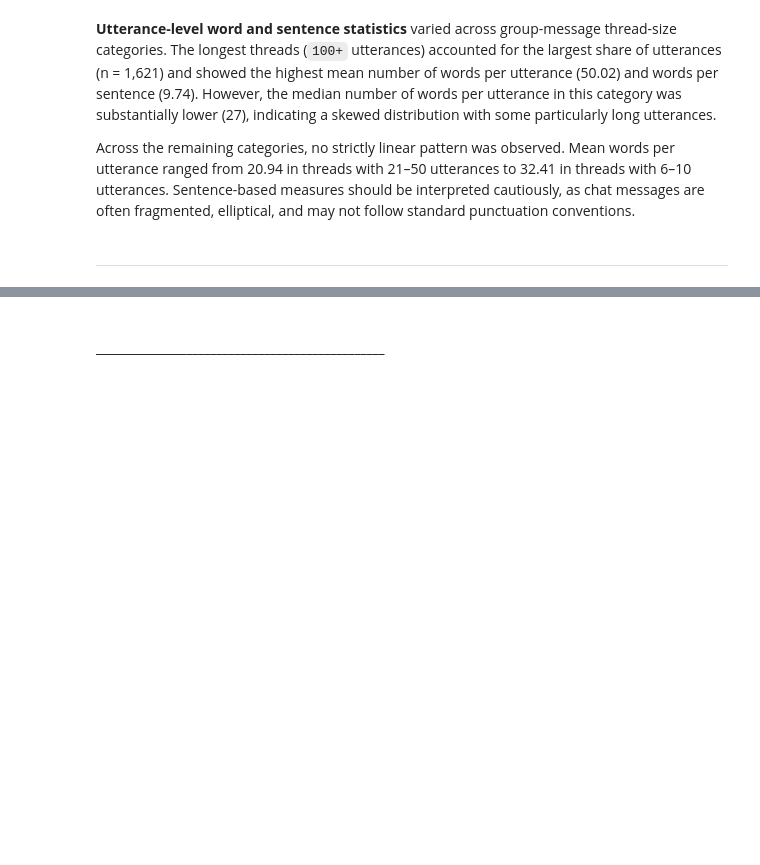
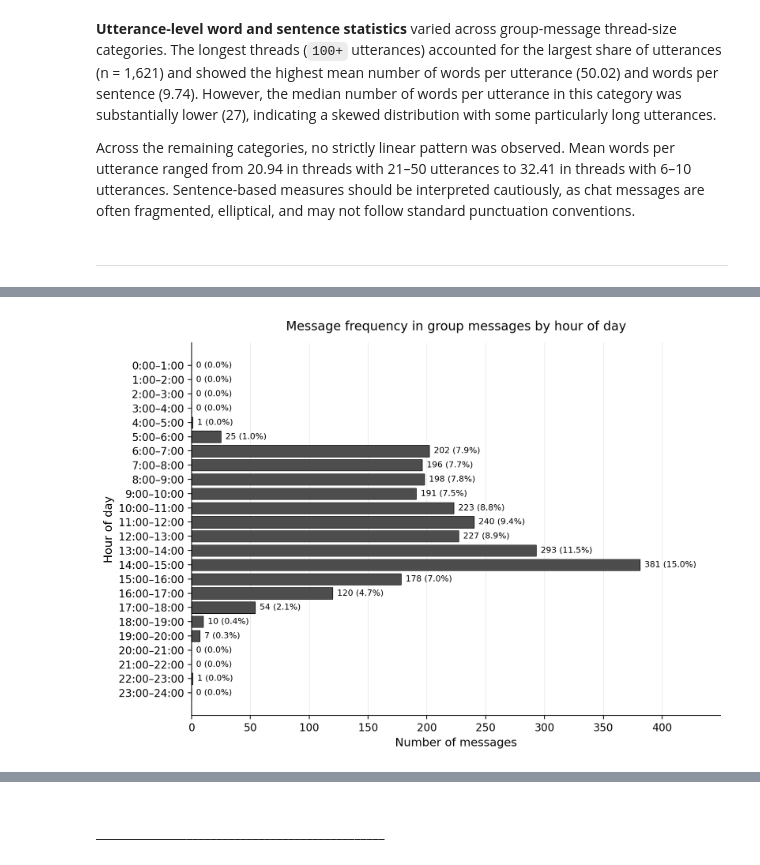
Before and after one commit to sajosa/DocTalk-Corpus-Analysis, a Jupyter notebook: 02_group_messages_analysis/DocTalk_ChatCorpus_Analyse_Gr.ipynb, the cells around one changed output, grey strips where cells are left out. Cells and saved outputs as stored; diff of their text form; code cells hidden in the pictures; blank space fills up the shorter version.

```diff
--- a/02_group_messages_analysis/DocTalk_ChatCorpus_Analyse_Gr.ipynb
+++ b/02_group_messages_analysis/DocTalk_ChatCorpus_Analyse_Gr.ipynb
@@ -5008,0 +5246,90 @@ with open("G_corpus_roh.txt", "w", encoding="utf-8") as file:
+# %%
+# =========================
+# Figure: Message frequency in group messages by hour of day
+# =========================
+
+import matplotlib.pyplot as plt
+import pandas as pd
+import numpy as np
+
+# Make sure output directory exists
+GROUP_TIME_FIGURE_DIR = FIGURE_OUTPUT_DIR / "time"
+GROUP_TIME_FIGURE_DIR.mkdir(parents=True, exist_ok=True)
+
+# If group_hourly_distribution is not in memory, load it
+if "group_hourly_distribution" not in globals():
+    group_hourly_distribution = pd.read_csv(
+        RESULT_TABLE_DIR / "time" / "group_messages_hourly_distribution.csv",
+        encoding="utf-8"
+    )
+
+# Sort by hour
+group_hourly_plot_df = (
+    group_hourly_distribution
+    .sort_values("hour")
+    .reset_index(drop=True)
+)
+
+fig, ax = plt.subplots(figsize=(8.5, 6))
+
+bars = ax.barh(
+    group_hourly_plot_df["hour_interval"],
+    group_hourly_plot_df["count"],
+    color="#4D4D4D",
+    edgecolor="black",
+    linewidth=0.5
+)
+
+# Add labels
+max_count = group_hourly_plot_df["count"].max()
+
+for bar, count, rel_freq in zip(
+    bars,
+    group_hourly_plot_df["count"],
+    group_hourly_plot_df["relative_frequency"]
+):
+    ax.text(
+        bar.get_width() + max_count * 0.01,
+        bar.get_y() + bar.get_height() / 2,
+        f"{int(count)} ({rel_freq:.1f}%)",
+        va="center",
+        ha="left",
+        fontsize=8
+    )
+
+ax.set_xlabel("Number of messages", fontsize=11)
+ax.set_ylabel("Hour of day", fontsize=11)
+ax.set_title("Message frequency in group messages by hour of day", fontsize=12, pad=12)
+
+ax.invert_yaxis()
+
+ax.xaxis.grid(
+    True,
+    linestyle="-",
+    linewidth=0.4,
+    color="#E0E0E0"
+)
+
+ax.set_axisbelow(True)
+ax.spines["top"].set_visible(False)
+ax.spines["right"].set_visible(False)
+
+ax.set_xlim(0, max_count * 1.18)
+
+plt.tight_layout()
+
+figure_png = GROUP_TIME_FIGURE_DIR / "G_messages_by_hour_of_day.png"
+figure_svg = GROUP_TIME_FIGURE_DIR / "G_messages_by_hour_of_day.svg"
+
+plt.savefig(figure_png, dpi=300, bbox_inches="tight")
+plt.savefig(figure_svg, bbox_inches="tight")
+
+plt.show()
+
+print("Saved PNG figure to:")
+print(figure_png)
+
+print("\nSaved SVG figure to:")
+print(figure_svg)
+# %% [output]
+[figure, added]
```
Also changed, not shown: parts of 56 cells of this notebook, 20 other files.
